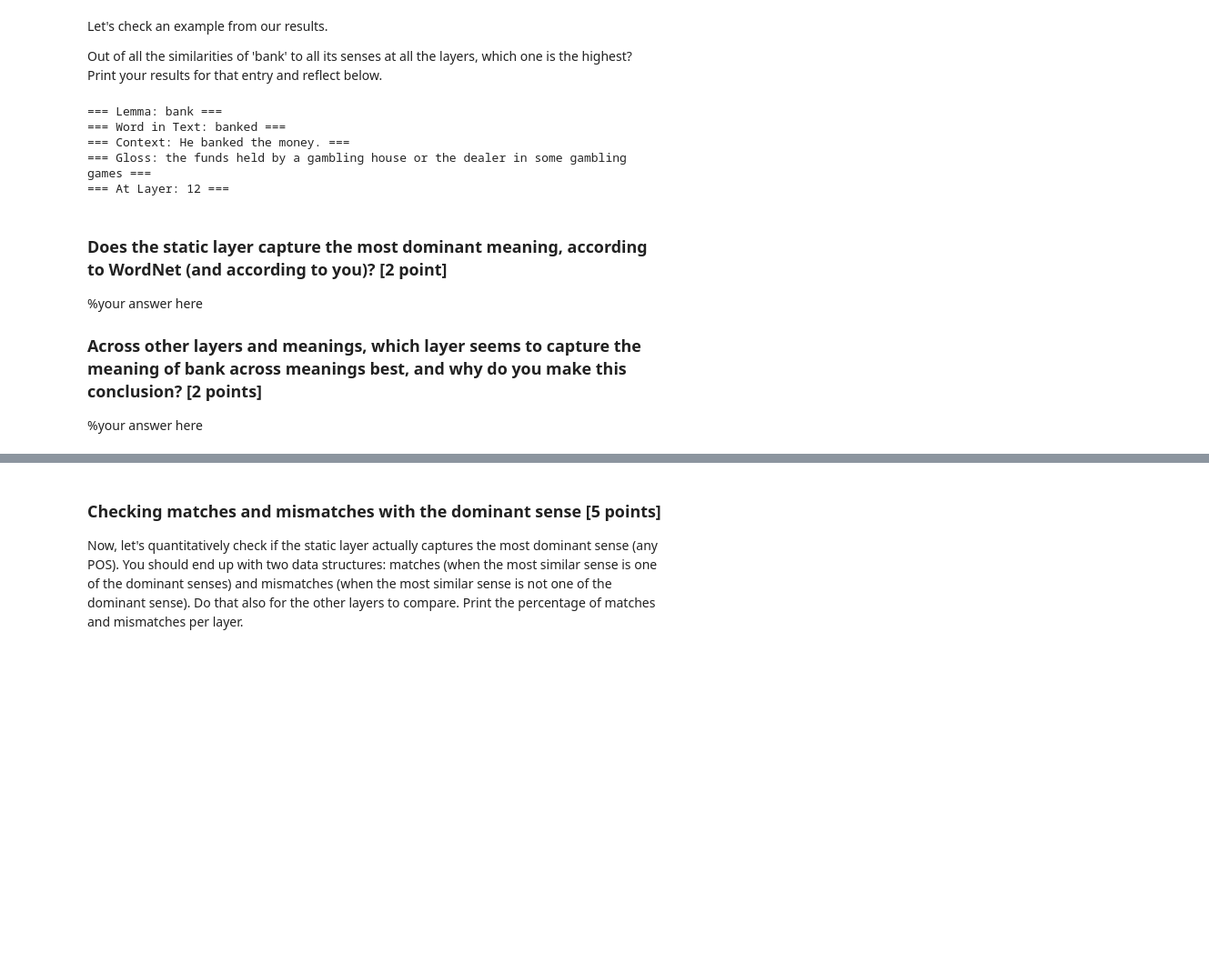
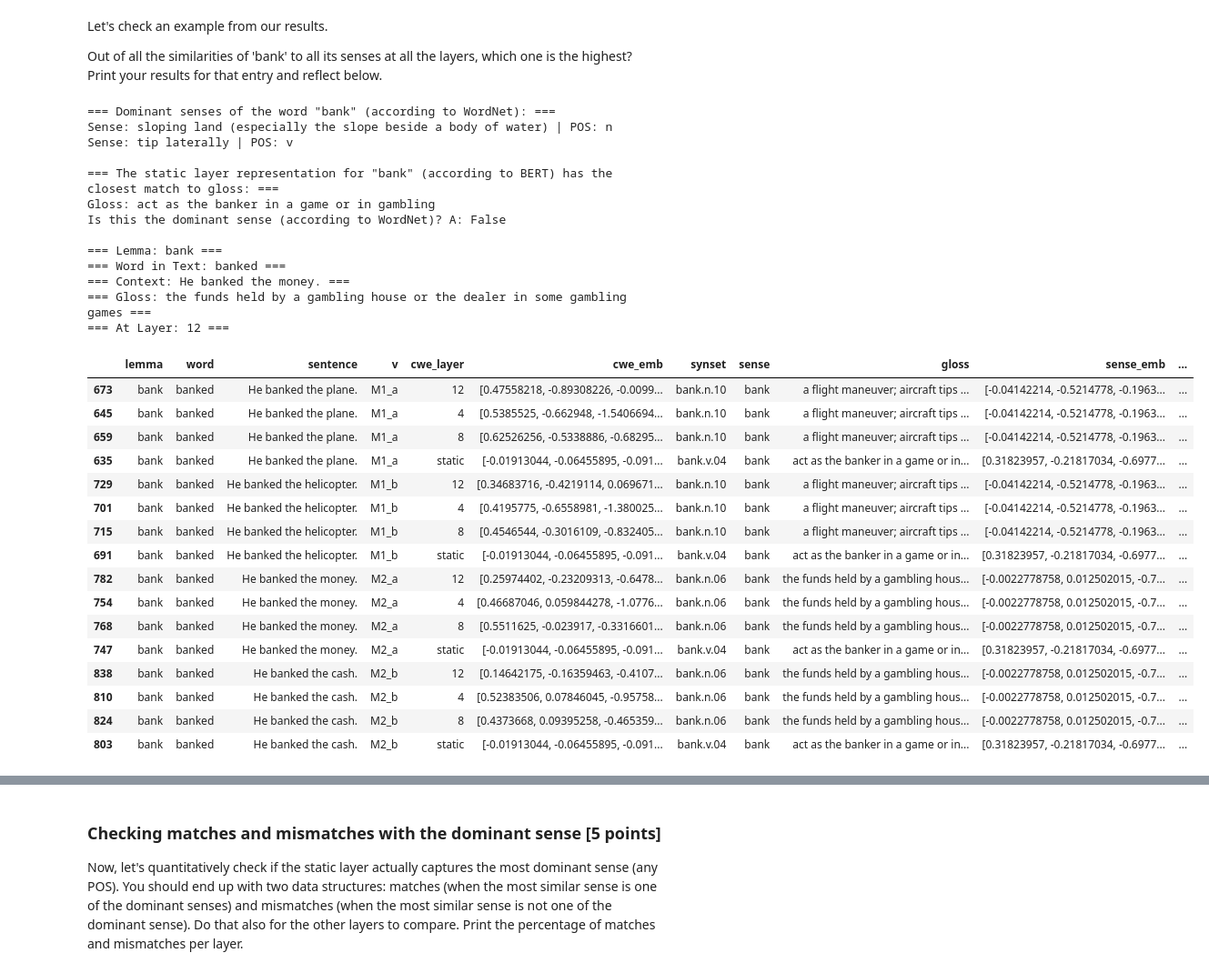
Before and after one commit to kazgar/comp_ling_assignment, a Jupyter notebook: compling26_assignment.ipynb, the cells around one changed output, grey strips where cells are left out. Shown at 91% size. Saved outputs shown, nothing was run; the diff lists cells and outputs as text; code cells hidden in the pictures; blank space fills up the shorter version.

```diff
--- a/compling26_assignment.ipynb
+++ b/compling26_assignment.ipynb
@@ -638,27 +638,62 @@ Let's check an example from our results.
 
 Out of all the similarities of 'bank' to all its senses at all the layers, which one is the highest? Print your results for that entry and reflect below.
 # %%
+dom_bank_sense_wn = extract_dominant_senses("bank")
+print(f"=== Dominant senses of the word \"bank\" (according to WordNet): ===")
+for pos, sense in dom_bank_sense_wn.items():
+    if sense:
+        print(f"Sense: {sense} | POS: {pos}")
+print()
+
+static_bank_gloss = df_top_cwe_sense_emb_match[
+    (df_top_cwe_sense_emb_match["lemma"] == "bank") &
+    (df_top_cwe_sense_emb_match["cwe_layer"] == "static")
+][["gloss", "is_sense_dominant"]].drop_duplicates(subset=["gloss"])
+print(f"=== The static layer representation for \"bank\" (according to BERT) has the closest match to gloss: ===")
+print(f"Gloss: {static_bank_gloss["gloss"].item()}")
+print(f"Is this the dominant sense (according to WordNet)? A: {static_bank_gloss["is_sense_dominant"].item()}\n")
+
+
 # Retrieve info about the highest similarity yielding sense for the word "bank"
 lemma, word, sentence, gloss, cwe_layer = df_top_cwe_sense_emb_match.loc[
     df_top_cwe_sense_emb_match[df_top_cwe_sense_emb_match["lemma"] == "bank"]["cos_sim"].idxmax()
 ][["lemma", "word", "sentence", "gloss", "cwe_layer"]]
 
 print(f"=== Lemma: {lemma} ===")
 print(f"=== Word in Text: {word} ===")
 print(f"=== Context: {sentence} ===")
 print(f"=== Gloss: {gloss} ===")
 print(f"=== At Layer: {cwe_layer} ===")
+
+df_top_cwe_sense_emb_match[df_top_cwe_sense_emb_match["lemma"] == "bank"]
 # %% [output]
+=== Dominant senses of the word "bank" (according to WordNet): ===
+Sense: sloping land (especially the slope beside a body of water) | POS: n
+Sense: tip laterally | POS: v
+
+=== The static layer representation for "bank" (according to BERT) has the closest match to gloss: ===
+Gloss: act as the banker in a game or in gambling
+Is this the dominant sense (according to WordNet)? A: False
+
 === Lemma: bank ===
 === Word in Text: banked ===
 === Context: He banked the money. ===
 === Gloss: the funds held by a gambling house or the dealer in some gambling games ===
 === At Layer: 12 ===
+|  | lemma | word | sentence | v | cwe_layer | cwe_emb | synset | sense | gloss | sense_emb | ... |
+| 673 | bank | banked | He banked the plane. | M1_a | 12 | [0.47558218, -0.89308226, -0.0099... | bank.n.10 | bank | a flight maneuver; aircraft tips ... | [-0.04142214, -0.5214778, -0.1963... | ... |
+| 645 | bank | banked | He banked the plane. | M1_a | 4 | [0.5385525, -0.662948, -1.5406694... | bank.n.10 | bank | a flight maneuver; aircraft tips ... | [-0.04142214, -0.5214778, -0.1963... | ... |
+| 659 | bank | banked | He banked the plane. | M1_a | 8 | [0.62526256, -0.5338886, -0.68295... | bank.n.10 | bank | a flight maneuver; aircraft tips ... | [-0.04142214, -0.5214778, -0.1963... | ... |
+| 635 | bank | banked | He banked the plane. | M1_a | static | [-0.01913044, -0.06455895, -0.091... | bank.v.04 | bank | act as the banker in a game or in... | [0.31823957, -0.21817034, -0.6977... | ... |
+| 729 | bank | banked | He banked the helicopter. | M1_b | 12 | [0.34683716, -0.4219114, 0.069671... | bank.n.10 | bank | a flight maneuver; aircraft tips ... | [-0.04142214, -0.5214778, -0.1963... | ... |
+| 701 | bank | banked | He banked the helicopter. | M1_b | 4 | [0.4195775, -0.6558981, -1.380025... | bank.n.10 | bank | a flight maneuver; aircraft tips ... | [-0.04142214, -0.5214778, -0.1963... | ... |
+| 715 | bank | banked | He banked the helicopter. | M1_b | 8 | [0.4546544, -0.3016109, -0.832405... | bank.n.10 | bank | a flight maneuver; aircraft tips ... | [-0.04142214, -0.5214778, -0.1963... | ... |
+| 691 | bank | banked | He banked the helicopter. | M1_b | static | [-0.01913044, -0.06455895, -0.091... | bank.v.04 | bank | act as the banker in a game or in... | [0.31823957, -0.21817034, -0.6977... | ... |
+| 782 | bank | banked | He banked the money. | M2_a | 12 | [0.25974402, -0.23209313, -0.6478... | bank.n.06 | bank | the funds held by a gambling hous... | [-0.0022778758, 0.012502015, -0.7... | ... |
+| 754 | bank | banked | He banked the money. | M2_a | 4 | [0.46687046, 0.059844278, -1.0776... | bank.n.06 | bank | the funds held by a gambling hous... | [-0.0022778758, 0.012502015, -0.7... | ... |
+| 768 | bank | banked | He banked the money. | M2_a | 8 | [0.5511625, -0.023917, -0.3316601... | bank.n.06 | bank | the funds held by a gambling hous... | [-0.0022778758, 0.012502015, -0.7... | ... |
+| 747 | bank | banked | He banked the money. | M2_a | static | [-0.01913044, -0.06455895, -0.091... | bank.v.04 | bank | act as the banker in a game or in... | [0.31823957, -0.21817034, -0.6977... | ... |
+| 838 | bank | banked | He banked the cash. | M2_b | 12 | [0.14642175, -0.16359463, -0.4107... | bank.n.06 | bank | the funds held by a gambling hous... | [-0.0022778758, 0.012502015, -0.7... | ... |
+| 810 | bank | banked | He banked the cash. | M2_b | 4 | [0.52383506, 0.07846045, -0.95758... | bank.n.06 | bank | the funds held by a gambling hous... | [-0.0022778758, 0.012502015, -0.7... | ... |
+| 824 | bank | banked | He banked the cash. | M2_b | 8 | [0.4373668, 0.09395258, -0.465359... | bank.n.06 | bank | the funds held by a gambling hous... | [-0.0022778758, 0.012502015, -0.7... | ... |
+| 803 | bank | banked | He banked the cash. | M2_b | static | [-0.01913044, -0.06455895, -0.091... | bank.v.04 | bank | act as the banker in a game or in... | [0.31823957, -0.21817034, -0.6977... | ... |
-# %% [markdown]
-### Does the static layer capture the most dominant meaning, according to WordNet (and according to you)? [2 point]
-
-%your answer here
-
-### Across other layers and meanings, which layer seems to capture the meaning of bank across meanings best, and why do you make this conclusion? [2 points]
-
-%your answer here
```
Also changed, not shown: parts of 1 cell of this notebook.
